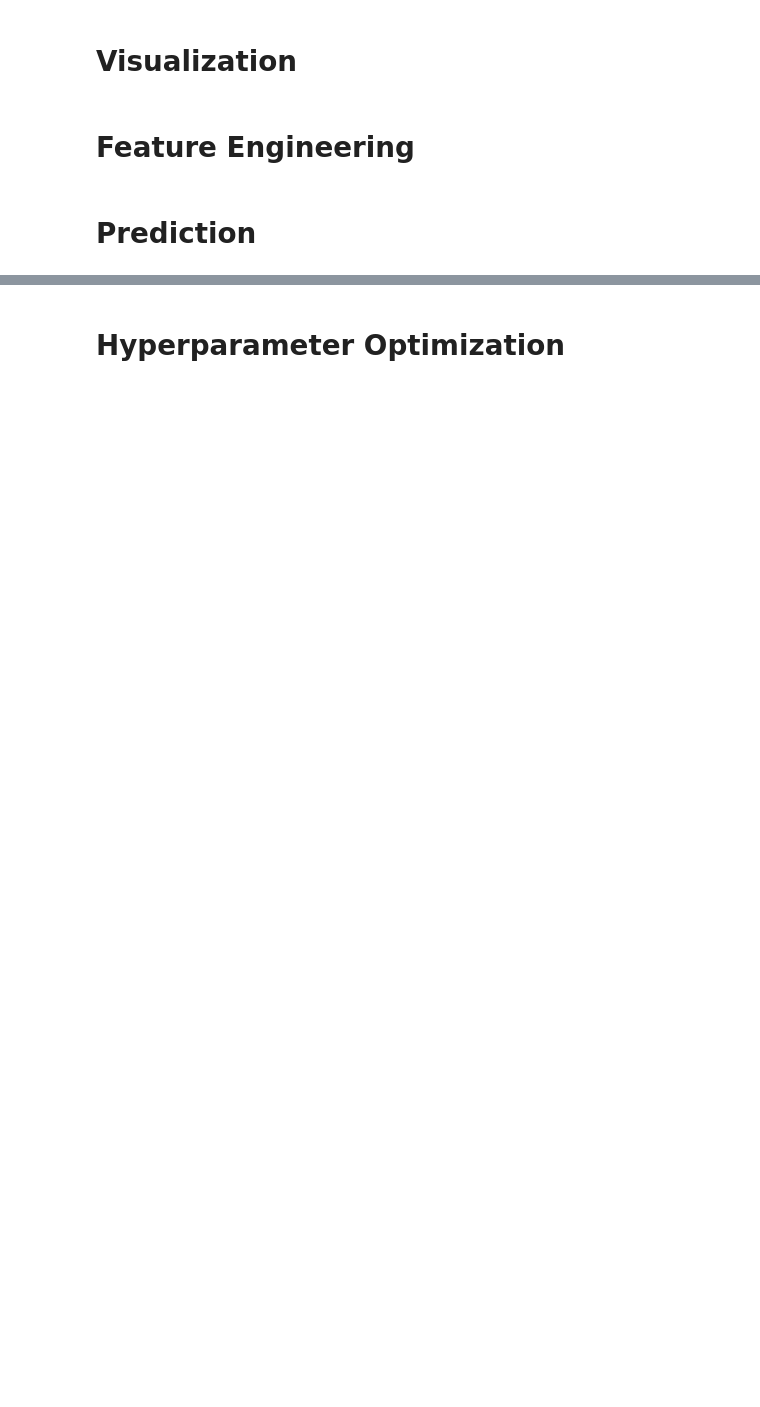
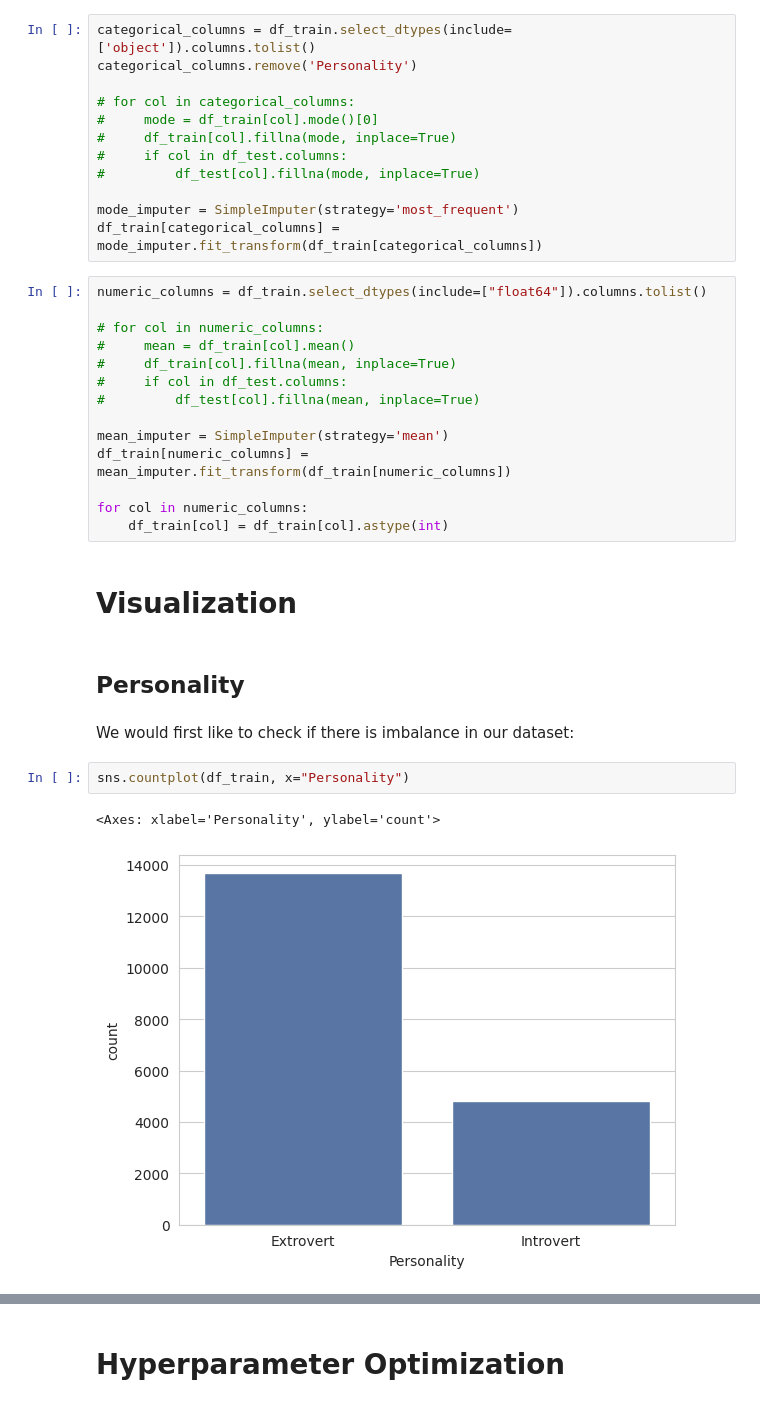
Before and after one commit to adamshtrasner/personality-classifier, a Jupyter notebook: model/src/model.ipynb, the cells around one changed output, grey strips where cells are left out. Drawn from its saved outputs; the diff is of its cells as text; blank space fills up the shorter version.

```diff
--- a/model/src/model.ipynb
+++ b/model/src/model.ipynb
@@ -55,6 +75,37 @@ As for the numeric columns, we'll randomize low numbers in a reasonable interval
+# %%
+categorical_columns = df_train.select_dtypes(include=['object']).columns.tolist()
+categorical_columns.remove('Personality')
+
+# for col in categorical_columns:
+#     mode = df_train[col].mode()[0]
+#     df_train[col].fillna(mode, inplace=True)
+#     if col in df_test.columns:
+#         df_test[col].fillna(mode, inplace=True)
+
+mode_imputer = SimpleImputer(strategy='most_frequent')
+df_train[categorical_columns] = mode_imputer.fit_transform(df_train[categorical_columns])
+# %%
+numeric_columns = df_train.select_dtypes(include=["float64"]).columns.tolist()
+
+# for col in numeric_columns:
+#     mean = df_train[col].mean()
+#     df_train[col].fillna(mean, inplace=True)
+#     if col in df_test.columns:
+#         df_test[col].fillna(mean, inplace=True)
+
+mean_imputer = SimpleImputer(strategy='mean')
+df_train[numeric_columns] = mean_imputer.fit_transform(df_train[numeric_columns])
+
+for col in numeric_columns:
+    df_train[col] = df_train[col].astype(int)
 # %% [markdown]
 # Visualization
-# %% [markdown]
-# Feature Engineering
 # %% [markdown]
-# Prediction
+## Personality
+# %% [markdown]
+We would first like to check if there is imbalance in our dataset:
+# %%
+sns.countplot(df_train, x="Personality")
+# %% [output]
+<Axes: xlabel='Personality', ylabel='count'>
+[figure, added]
```
Also changed, not shown: parts of 57 cells of this notebook, 7 other files.
